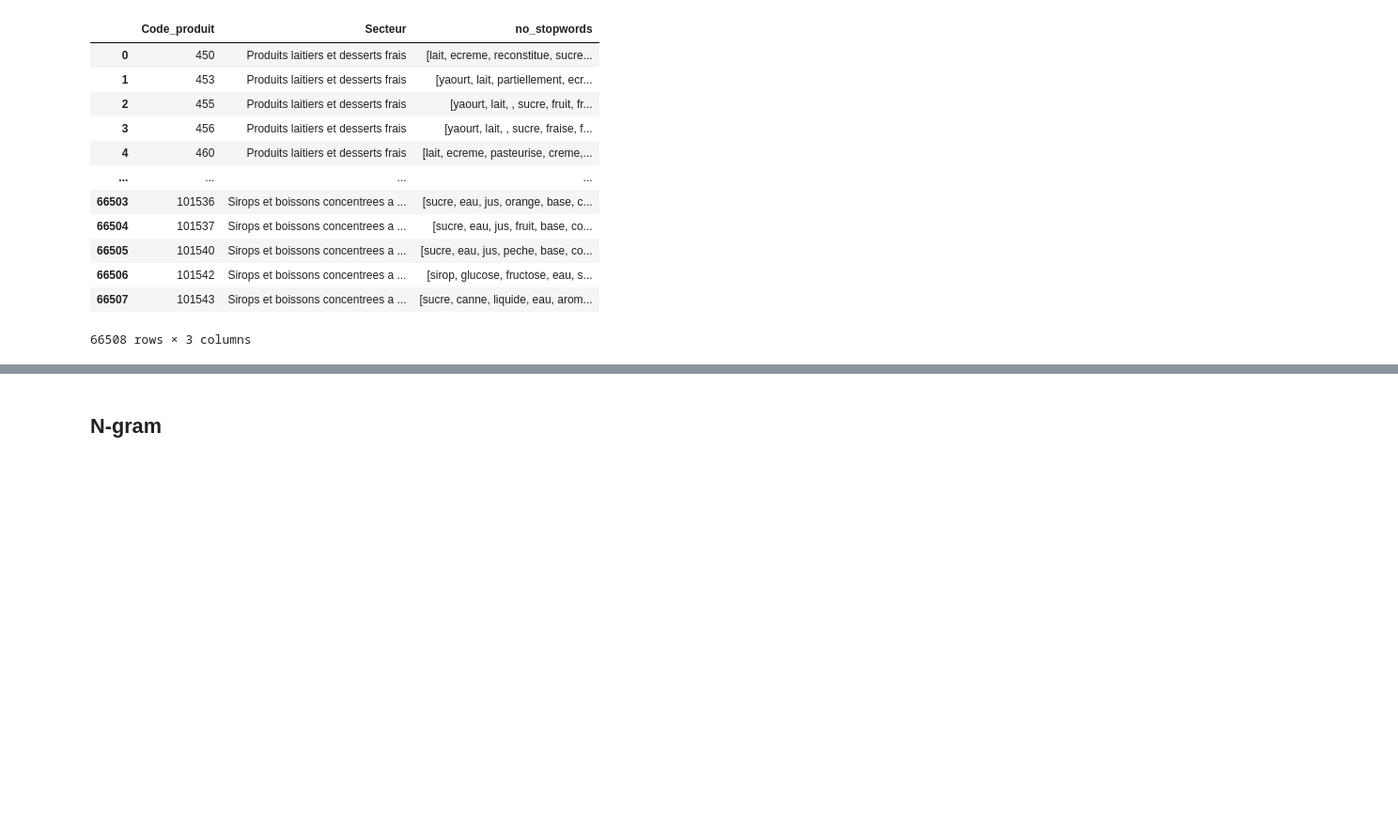
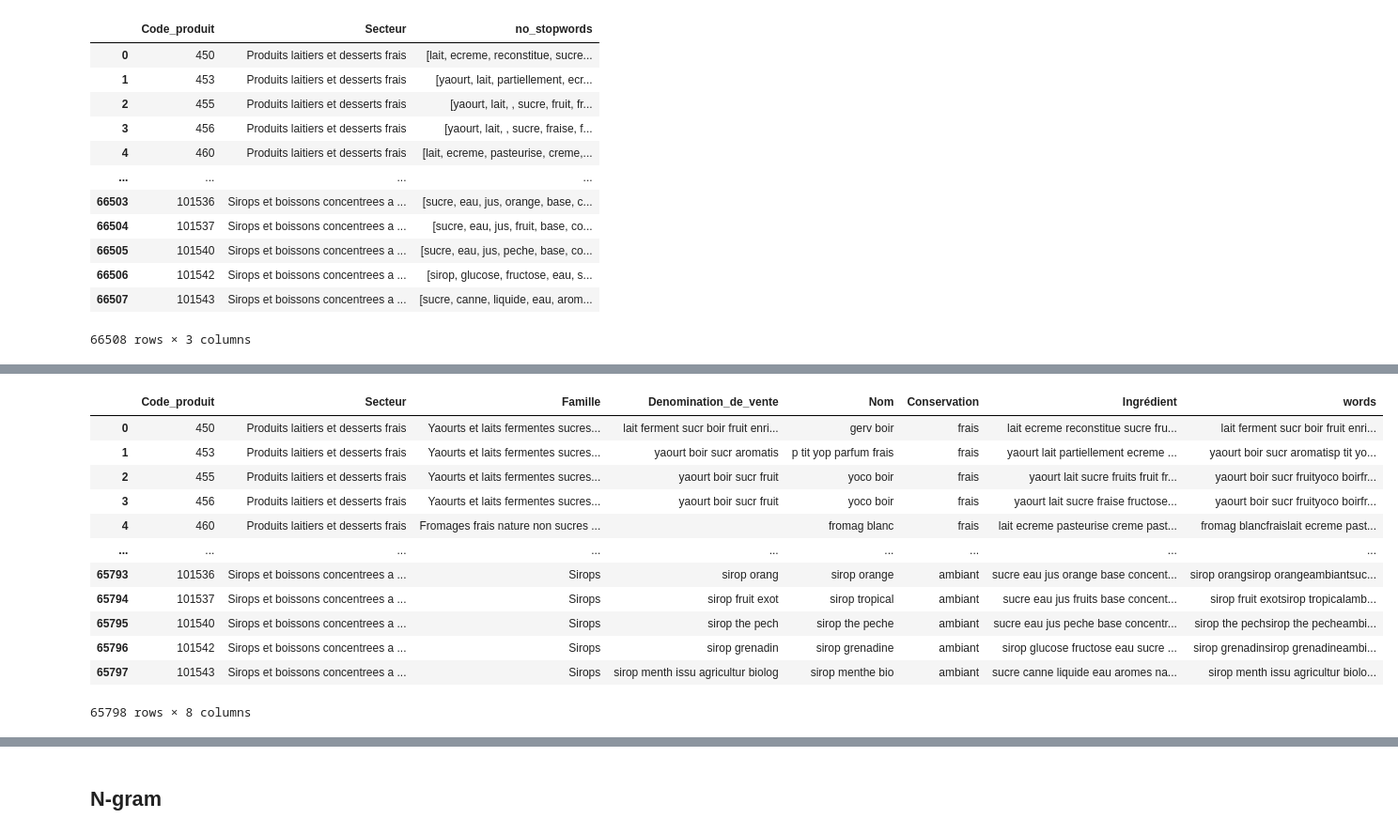
Before and after one commit to Thomasaujoux/food-classification, a Jupyter notebook: Data_Preprocessing/NLP.ipynb, the cells around one changed output, grey strips where cells are left out. Shown at 94% size. Cells and saved outputs as stored; diff of their text form; code cells hidden in the pictures; blank space fills up the shorter version.

```diff
--- a/Data_Preprocessing/NLP.ipynb
+++ b/Data_Preprocessing/NLP.ipynb
@@ -267,0 +272,16 @@ df.to_csv(r'C:\Users\Thomas Aujoux\Documents\GitHub\food-classification\data_pre
+# %%
+df
+# %% [output]
+|  | Code_produit | Secteur | Famille | Denomination_de_vente | Nom | Conservation | Ingrédient | words |
+| 0 | 450 | Produits laitiers et desserts frais | Yaourts et laits fermentes sucres... | lait ferment sucr boir fruit enri... | gerv boir | frais | lait ecreme reconstitue sucre fru... | lait ferment sucr boir fruit enri... |
+| 1 | 453 | Produits laitiers et desserts frais | Yaourts et laits fermentes sucres... | yaourt boir sucr aromatis | p tit yop parfum frais | frais | yaourt lait partiellement ecreme ... | yaourt boir sucr aromatisp tit yo... |
+| 2 | 455 | Produits laitiers et desserts frais | Yaourts et laits fermentes sucres... | yaourt boir sucr fruit | yoco boir | frais | yaourt lait sucre fruits fruit fr... | yaourt boir sucr fruityoco boirfr... |
+| 3 | 456 | Produits laitiers et desserts frais | Yaourts et laits fermentes sucres... | yaourt boir sucr fruit | yoco boir | frais | yaourt lait sucre fraise fructose... | yaourt boir sucr fruityoco boirfr... |
+| 4 | 460 | Produits laitiers et desserts frais | Fromages frais nature non sucres ... |  | fromag blanc | frais | lait ecreme pasteurise creme past... | fromag blancfraislait ecreme past... |
+| ... | ... | ... | ... | ... | ... | ... | ... | ... |
+| 65793 | 101536 | Sirops et boissons concentrees a ... | Sirops | sirop orang | sirop orange | ambiant | sucre eau jus orange base concent... | sirop orangsirop orangeambiantsuc... |
+| 65794 | 101537 | Sirops et boissons concentrees a ... | Sirops | sirop fruit exot | sirop tropical | ambiant | sucre eau jus fruits base concent... | sirop fruit exotsirop tropicalamb... |
+| 65795 | 101540 | Sirops et boissons concentrees a ... | Sirops | sirop the pech | sirop the peche | ambiant | sucre eau jus peche base concentr... | sirop the pechsirop the pecheambi... |
+| 65796 | 101542 | Sirops et boissons concentrees a ... | Sirops | sirop grenadin | sirop grenadine | ambiant | sirop glucose fructose eau sucre ... | sirop grenadinsirop grenadineambi... |
+| 65797 | 101543 | Sirops et boissons concentrees a ... | Sirops | sirop menth issu agricultur biolog | sirop menthe bio | ambiant | sucre canne liquide eau aromes na... | sirop menth issu agricultur biolo... |
+65798 rows × 8 columns
```
Also changed, not shown: parts of 35 cells of this notebook, 4 other files.
